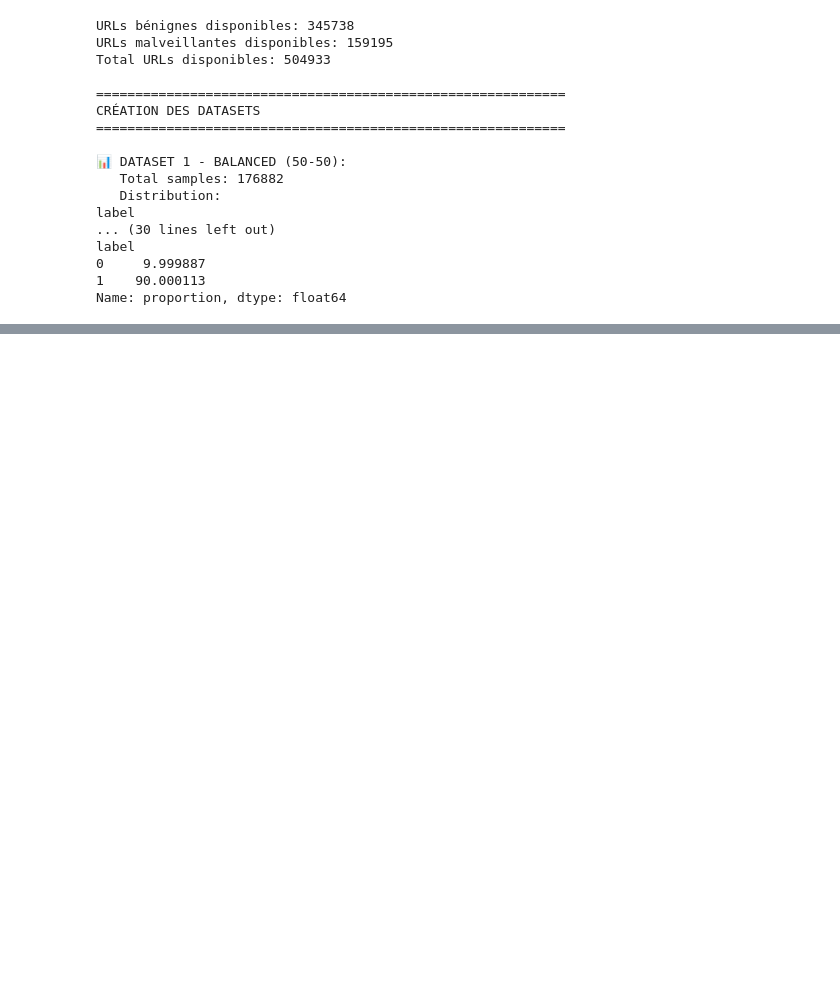
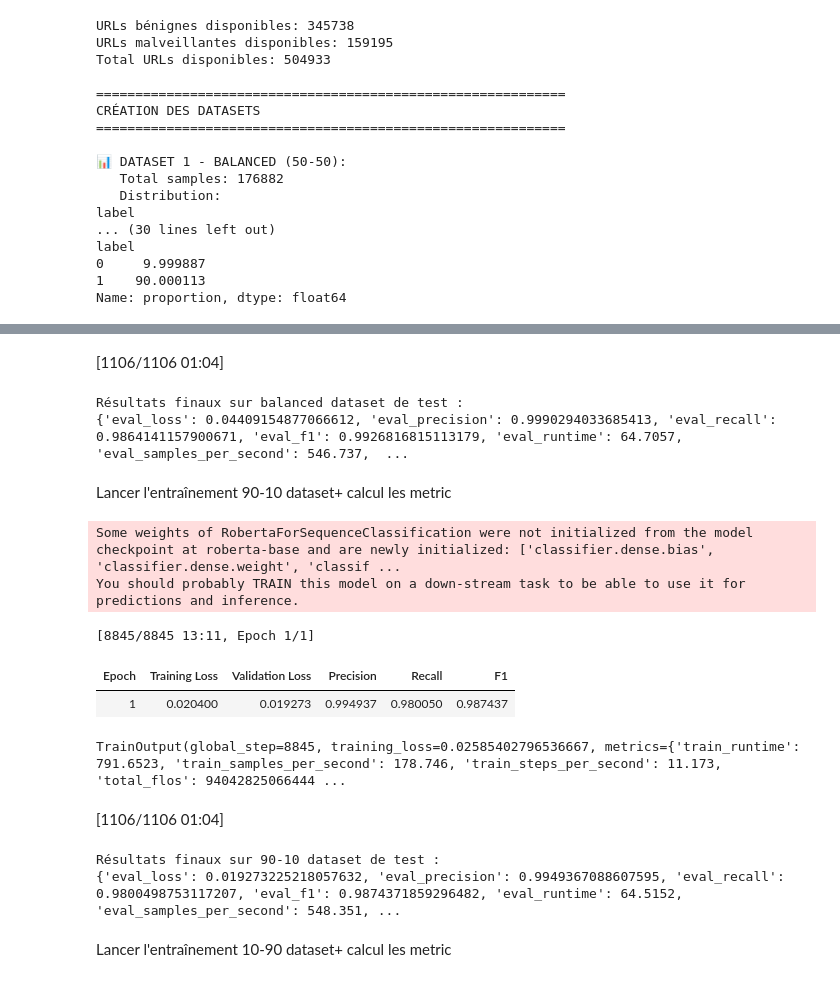
Before and after one commit to Selma266/Malicious-URL-Detection, a Jupyter notebook: Malicious_URL_Detection_2025.ipynb, the cells around one changed output, grey strips where cells are left out. Saved outputs shown, nothing was run; the diff lists cells and outputs as text; code cells hidden in the pictures; blank space fills up the shorter version.

```diff
--- a/Malicious_URL_Detection_2025.ipynb
+++ b/Malicious_URL_Detection_2025.ipynb
@@ -165,0 +291,11 @@ Name: proportion, dtype: float64
+# %%
+# dataset 90%-10%
+split_90_10 = hf_90_10.train_test_split(test_size=0.2, seed=42)
+train_90_10 = split_90_10["train"]
+test_90_10 = split_90_10["test"]
+
+# dataset 10%-90%
+split_10_90 = hf_10_90.train_test_split(test_size=0.2, seed=42)
+train_10_90 = split_10_90["train"]
+test_10_90 = split_10_90["test"]
+#Vérification similaire pour chacun (taille + distribution)
@@ -165,0 +457,56 @@ Name: proportion, dtype: float64
+# %%
+#évalue le modèle sur le dataset de test. Retourne un dictionnaire avec loss et métriques ( precision, recall, F1).
+metrics = trainer_balanced.evaluate()  # évalue le modèle sur le dataset de test
+#evaluate() est une méthode fournie par la classe Trainer de Hugging Face.
+#Trainer fait automatiquement : Passe le modèle en mode évaluation (model.eval())
+
+#Calcule :  Validation loss (automatique), Les métriques définies dans compute_metrics, Retourne un dictionnaire de résultats
+print("Résultats finaux sur balanced dataset de test :")
+print(metrics)
+# %% [output]
+[1106/1106 01:04]
+Résultats finaux sur balanced dataset de test :
+{'eval_loss': 0.04409154877066612, 'eval_precision': 0.9990294033685413, 'eval_recall': 0.9864141157900671, 'eval_f1': 0.9926816815113179, 'eval_runtime': 64.7057, 'eval_samples_per_second': 546.737,  ...
+# %% [markdown]
+Lancer l'entraînement 90-10 dataset+ calcul les metric
+# %%
+#change output_dir pour chaque experience +Toujours construire un modèle neuf
+training_args = TrainingArguments(
+    output_dir="./results/90-10-dataset", # dossier pour sauvegarder les checkpoints
+    num_train_epochs=1, #nombre de passages sur tout le dataset
+    per_device_train_batch_size=16, # batch size pour l'entraînement
+    per_device_eval_batch_size=32,# batch size pour évaluation
+    learning_rate=5e-5,
+    save_strategy="epoch", # sauvegarder modèle à chaque epoch
+    eval_strategy="epoch", # Added evaluation strategy , évaluer à chaque fin d'epoch
+    fp16=True  # activer float16 si GPU compatible
+)
+# %%
+model_90_10=build_lora_roberta()
+trainer_90_10 = Trainer(
+   model= model_90_10,
+    args=training_args,
+    train_dataset=train_90_10,
+    eval_dataset=test_90_10,
+    tokenizer=tokenizer,
+    compute_metrics=compute_metrics
+)
+
+trainer_90_10.train()
+# %% [output]
+Some weights of RobertaForSequenceClassification were not initialized from the model checkpoint at roberta-base and are newly initialized: ['classifier.dense.bias', 'classifier.dense.weight', 'classif ...
+You should probably TRAIN this model on a down-stream task to be able to use it for predictions and inference.
+[8845/8845 13:11, Epoch 1/1]
+| Epoch | Training Loss | Validation Loss | Precision | Recall | F1 |
+| 1 | 0.020400 | 0.019273 | 0.994937 | 0.980050 | 0.987437 |
+TrainOutput(global_step=8845, training_loss=0.02585402796536667, metrics={'train_runtime': 791.6523, 'train_samples_per_second': 178.746, 'train_steps_per_second': 11.173, 'total_flos': 94042825066444 ...
+# %%
+metrics = trainer_90_10.evaluate()
+print("Résultats finaux sur 90-10 dataset de test :")
+print(metrics)
+# %% [output]
+[1106/1106 01:04]
+Résultats finaux sur 90-10 dataset de test :
+{'eval_loss': 0.019273225218057632, 'eval_precision': 0.9949367088607595, 'eval_recall': 0.9800498753117207, 'eval_f1': 0.9874371859296482, 'eval_runtime': 64.5152, 'eval_samples_per_second': 548.351, ...
+# %% [markdown]
+Lancer l'entraînement 10-90 dataset+ calcul les metric
```
Also changed, not shown: parts of 35 cells of this notebook.
